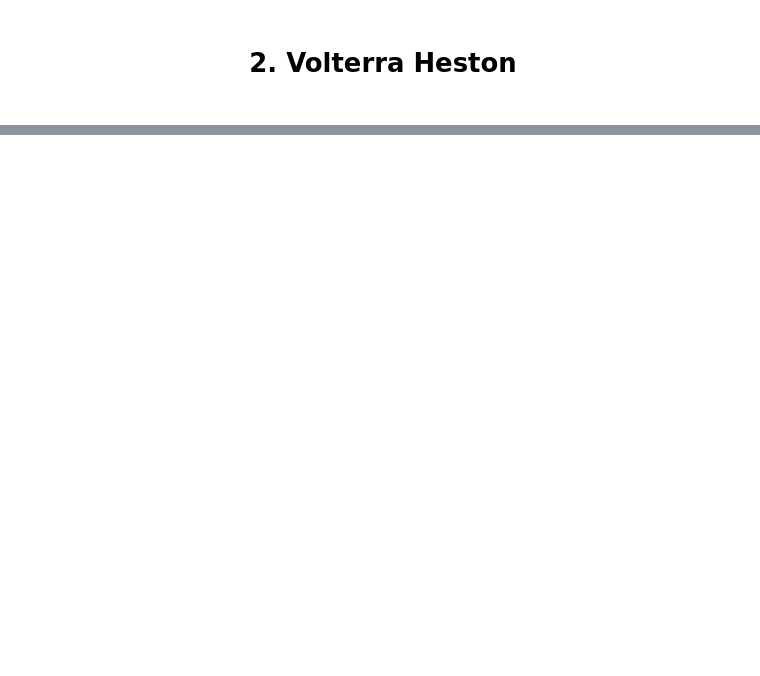
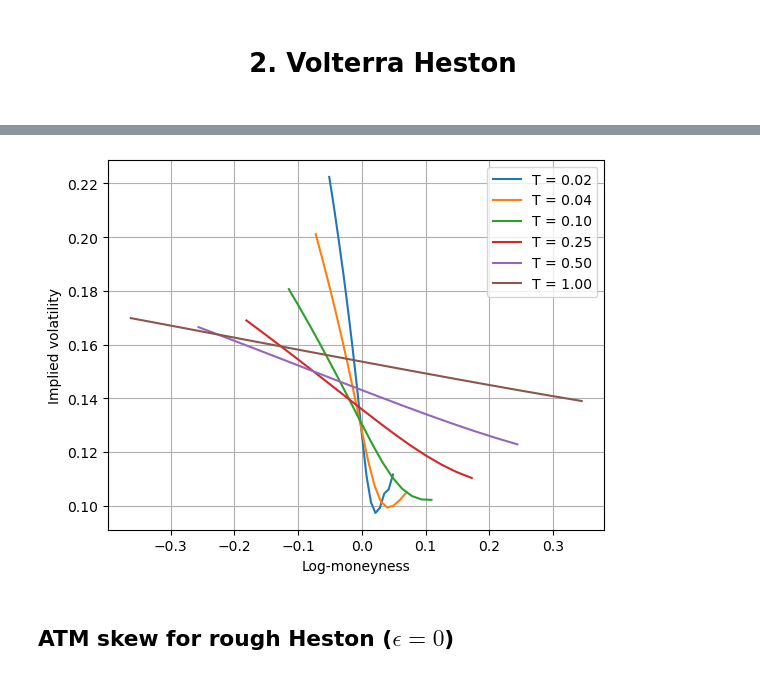
Before and after one commit to MrG1raffe/VolterraProcesses, a Jupyter notebook: Group1_Challenge2.ipynb, the cells around one changed output, grey strips where cells are left out. Cells and saved outputs as stored; diff of their text form; code cells hidden in the pictures; blank space fills up the shorter version.

```diff
--- a/Group1_Challenge2.ipynb
+++ b/Group1_Challenge2.ipynb
@@ -246,0 +472,21 @@ and parameters
+# %%
+kappa = 0
+theta = 0.02
+rho = -0.7
+eta = 0.3
+
+H = 0.1
+eps = 0.00
+
+S0 = 1.
+V0 = 0.02
+
+volterra_model = VolterraHeston_model(theta=theta, kappa=kappa, rho=rho, eta=eta, H=H, eps=eps)
+# %%
+maturities = np.array([0.02, 0.04, 0.1, 0.25, 0.5, 1.])
+
+plot_vol_surface(maturities, volterra_model, strike_range=(0.95, 1.05))
+# %% [output]
+[figure, added]
+# %% [markdown]
+## ATM skew for rough Heston ($\epsilon = 0$)
```
Also changed, not shown: parts of 25 cells of this notebook.
